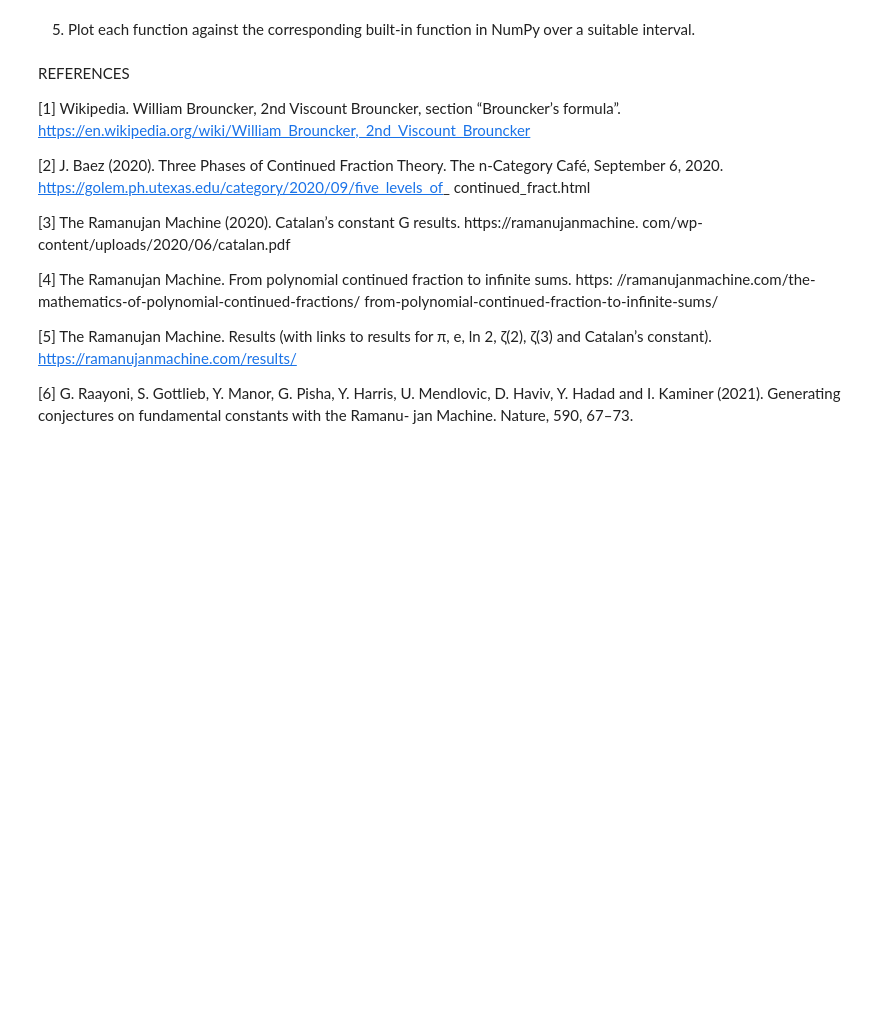
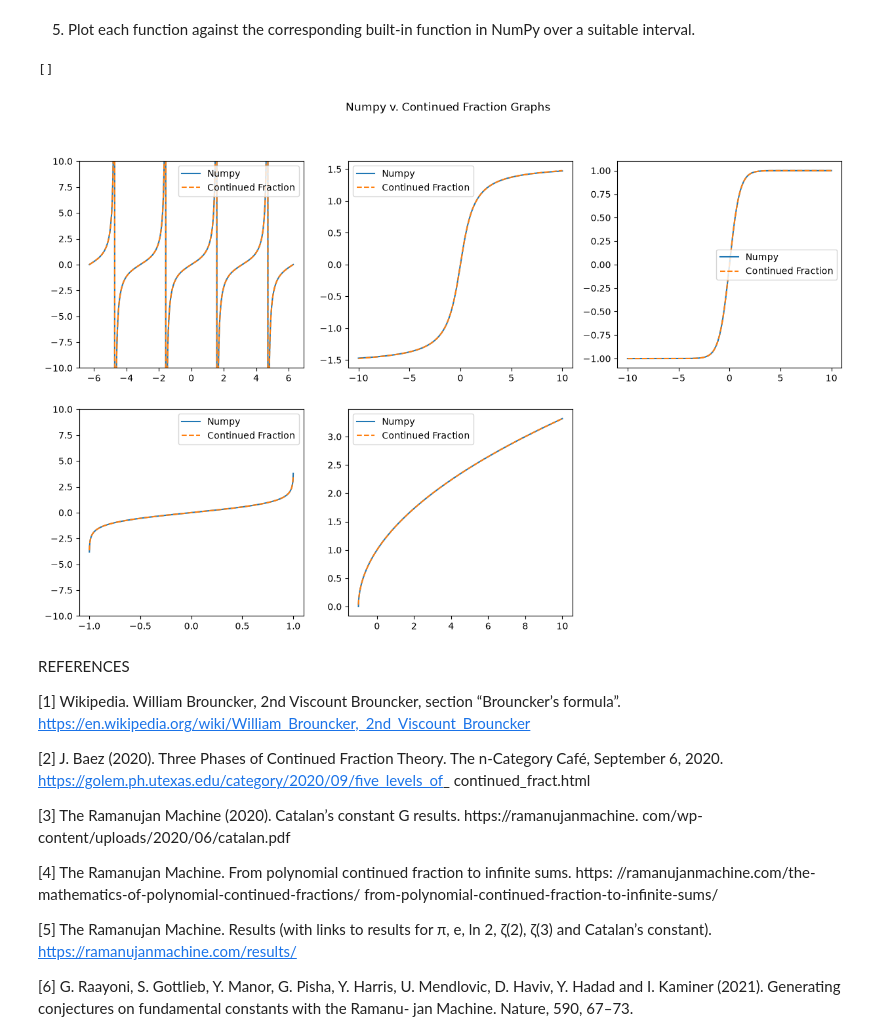
Before and after one commit to CarterTer/ContinuedFractionEvaluator, a Jupyter notebook: Math 300 Project 2.ipynb, the cells around one changed output. Saved outputs shown, nothing was run; the diff lists cells and outputs as text; code cells hidden in the pictures; blank space fills up the shorter version.

Commit message:
Question 5 graphs complete

```diff
--- a/Math 300 Project 2.ipynb
+++ b/Math 300 Project 2.ipynb
@@ -253,6 +253,51 @@ plt.plot()
 # %% [markdown]
 5. Plot each function against the corresponding built-in function in NumPy over a suitable
 interval.
+# %%
+# Plot creation
+fig, plots = plt.subplots(nrows = 2, ncols = 3, figsize = (15, 9))
+fig.suptitle("Numpy v. Continued Fraction Graphs")
+
+# Basic x limits
+x = np.linspace(-10, 10, 1000)
+
+# Mapping for tan(x):
+xtan = np.linspace(-2 * np.pi, 2 * np.pi, 1000) # sets appropriate x limits of x set for tan(x) mapping.
+plots[0, 0].plot(xtan, np.tan(xtan), label = "Numpy")
+plots[0, 0].plot(xtan, cf_tan(xtan), linestyle="--", label = "Continued Fraction")
+# stops graph from going to infinity.
+plots[0, 0].set_ylim(-10, 10)
+plots[0, 0].legend()
+
+# Mapping for arctan(x):
+plots[0, 1].plot(x, np.arctan(x), label = "Numpy")
+plots[0, 1].plot(x, cf_arctan(x), linestyle="--", label = "Continued Fraction")
+plots[0, 1].legend()
+
+# Mapping for tanh(x):
+plots[0, 2].plot(x, np.tanh(x), label = "Numpy")
+plots[0, 2].plot(x, cf_tanh(x), linestyle = "--", label = "Continued Fraction")
+plots[0, 2].legend()
+
+# Mapping for arctanh(x):
+xarct = np.linspace(-.999, .999, 1000) # avoids increasing infinitely on arctanh(x)
+plots[1, 0].plot(xarct, np.arctanh(xarct), label = "Numpy")
+plots[1, 0].plot(xarct, cf_arctanh(xarct), linestyle = "--", label = "Continued Fraction")
+plots[1, 0].set_ylim(-10, 10)
+plots[1, 0].legend()
+
+# Mapping for sqrt(1 + x)
+xsqrt = np.linspace(-1, 10, 1000) # bounded at sqrt(0)
+plots[1, 1].plot(xsqrt, np.sqrt(1 + xsqrt), label = "Numpy")
+plots[1, 1].plot(xsqrt, cf_sqrt1px(xsqrt), linestyle = "--", label = "Continued Fraction")
+plots[1, 1].legend()
+
+plots[1, 2].axis("off") # Removes last plot with no function
+
+plt.plot()
+# %% [output]
+[]
+[figure, added]
 # %% [markdown]
 REFERENCES
 
```
